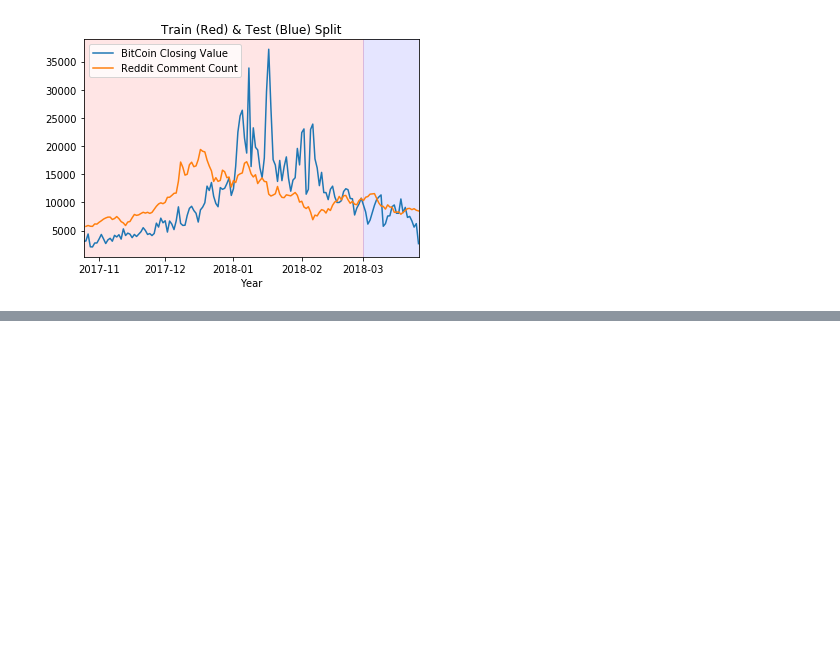
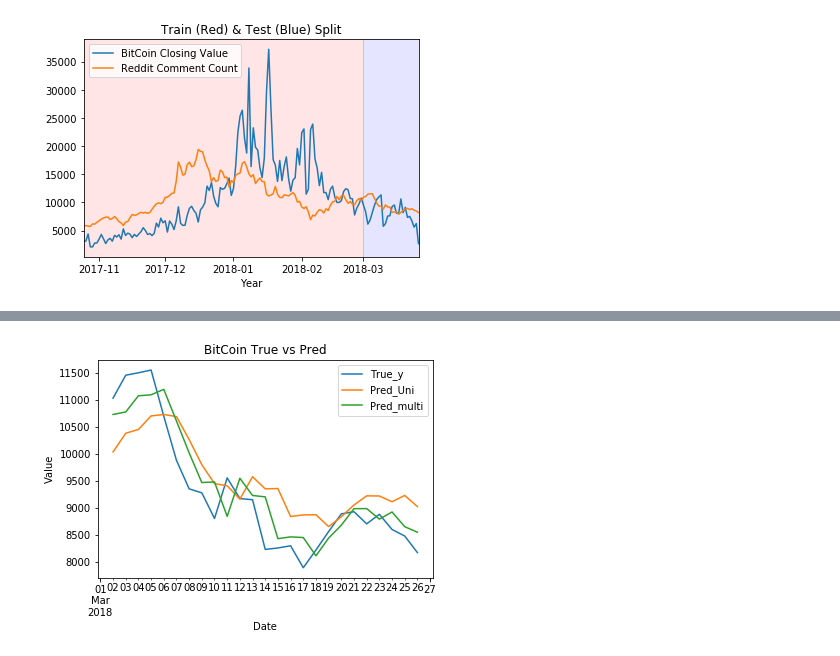
Before and after one commit to Mikhail-Naumov/Another_Bitcoin_Predictor, a Jupyter notebook: BitCoin_LSTM.ipynb, the cells around one changed output, grey strips where cells are left out. Drawn from its saved outputs; the diff is of its cells as text; code cells hidden in the pictures; blank space fills up the shorter version.

```diff
--- a/BitCoin_LSTM.ipynb
+++ b/BitCoin_LSTM.ipynb
@@ -493,0 +575,7 @@ mm_crypto
+# %%
+all_pred[['True_y','Pred_Uni','Pred_multi']].plot()
+plt.title('BitCoin True vs Pred')
+plt.ylabel('Value')
+plt.xlabel('Date');
+# %% [output]
+[figure, added]
```
Also changed, not shown: parts of 28 cells of this notebook.
